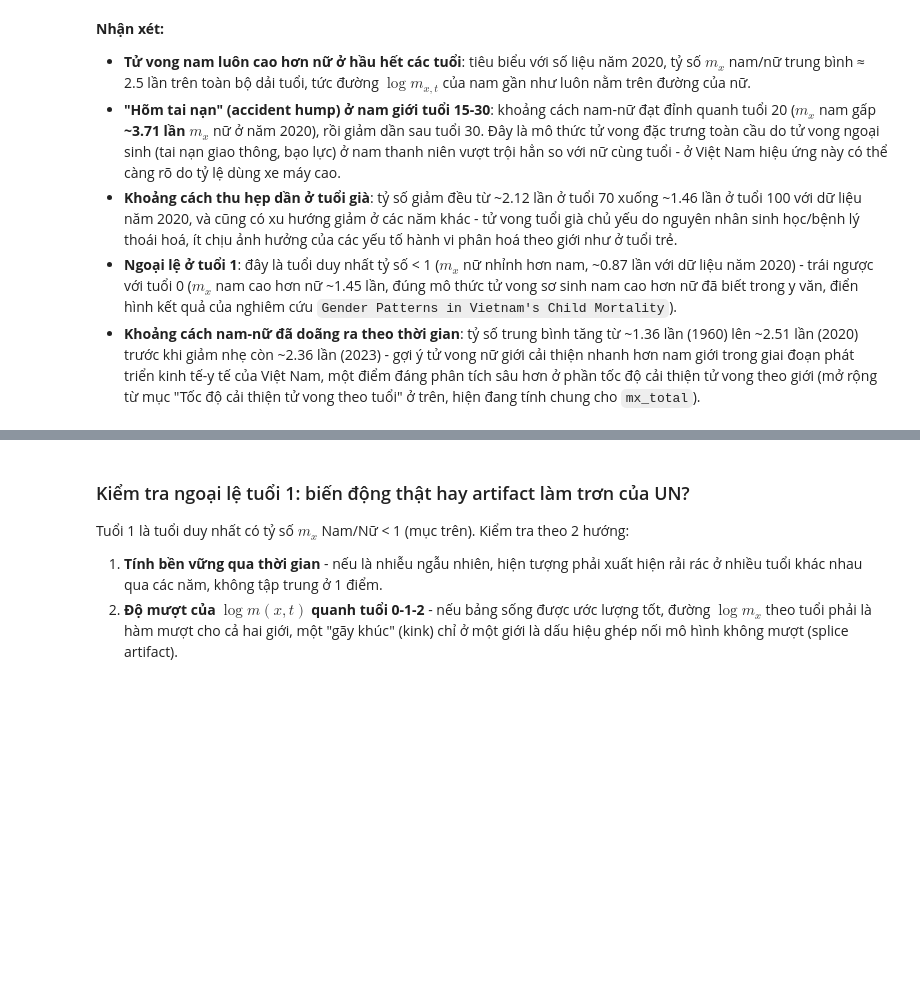
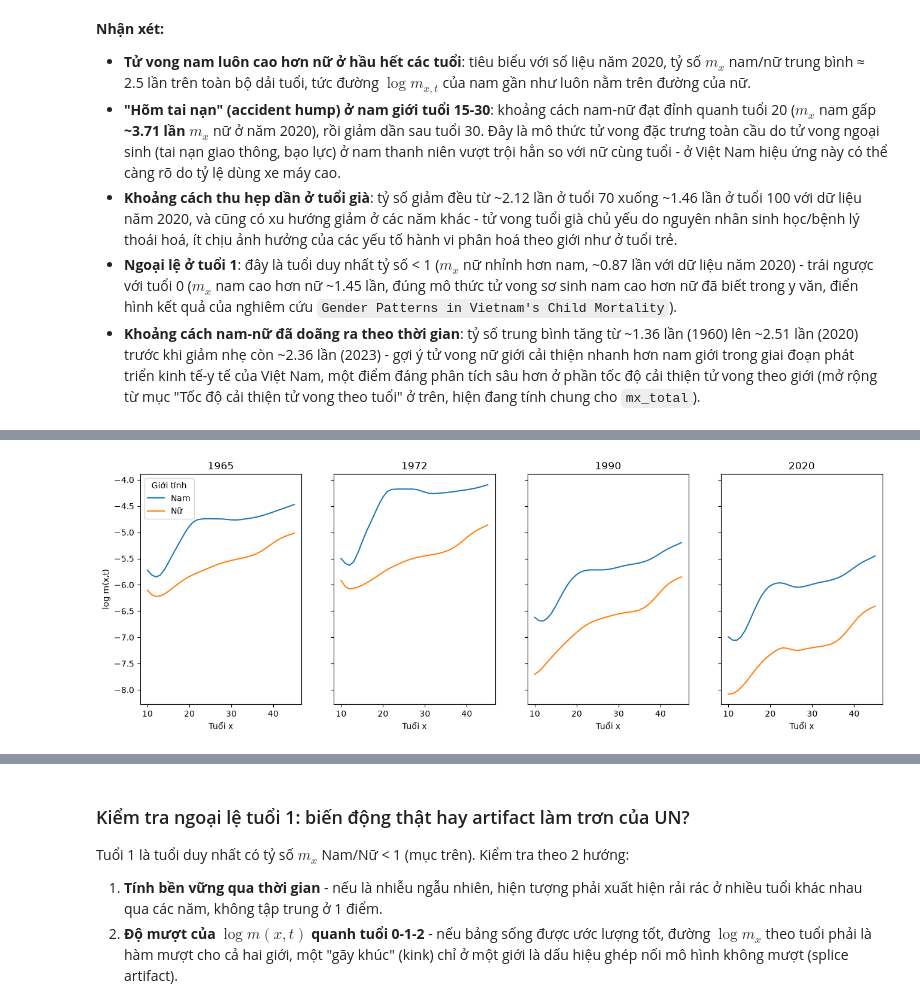
Before and after one commit to huunt2610/mortality_model, a Jupyter notebook: notebooks/02_eda_vietnam_mortality.ipynb, the cells around one changed output, grey strips where cells are left out. Cells and saved outputs as stored; diff of their text form; code cells hidden in the pictures; blank space fills up the shorter version.

```diff
--- a/notebooks/02_eda_vietnam_mortality.ipynb
+++ b/notebooks/02_eda_vietnam_mortality.ipynb
@@ -278,0 +397,8 @@ plot_mx_ratio_by_age(mx_male, mx_female, years=milestone_years)
+# %%
+from src.visualization.plots import plot_mx_sex_comparison
+
+hump_years = [1965, 1972, 1990, 2020]
+plot_mx_sex_comparison(mx_male.loc[10:45], mx_female.loc[10:45], years=hump_years,
+                        name="mx_sex_comparison_hump_zoom")
+# %% [output]
+[figure, added]
```
Also changed, not shown: parts of 22 cells of this notebook, 41 other files.
